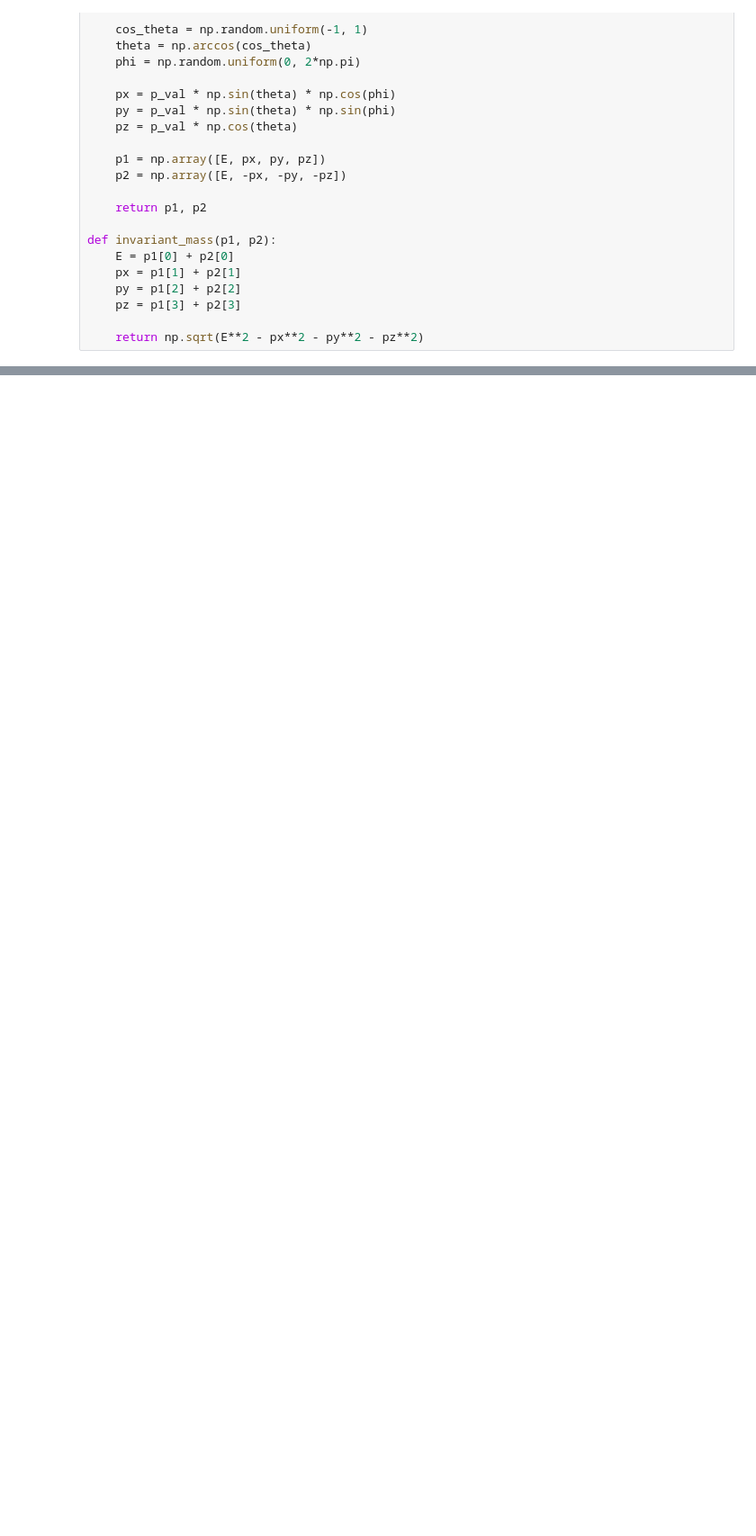
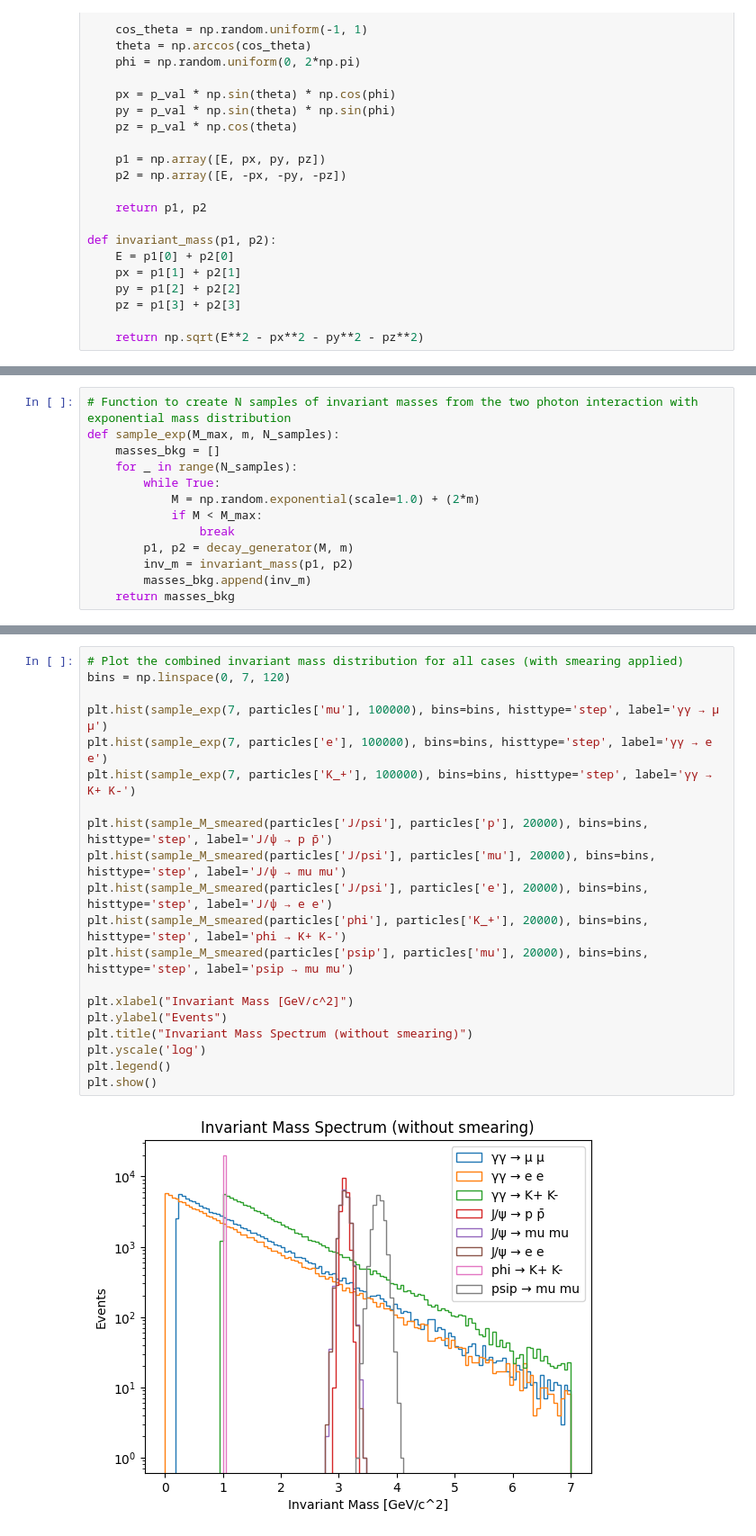
Before and after one commit to QuantumColibri/Exam-project, a Jupyter notebook: generation.ipynb, the cells around one changed output, grey strips where cells are left out. Shown at 90% size. Cells and saved outputs as stored; diff of their text form; blank space fills up the shorter version.

```diff
--- a/generation.ipynb
+++ b/generation.ipynb
@@ -31 +93,14 @@ def invariant_mass(p1, p2):
+# %%
+# Function to create N samples of invariant masses from the two photon interaction with exponential mass distribution
+def sample_exp(M_max, m, N_samples):
+    masses_bkg = []
+    for _ in range(N_samples):
+        while True:
+            M = np.random.exponential(scale=1.0) + (2*m)
+            if M < M_max:
+                break
+        p1, p2 = decay_generator(M, m)
+        inv_m = invariant_mass(p1, p2)
+        masses_bkg.append(inv_m)
+    return masses_bkg
 # %%
@@ -82,0 +139,22 @@ plt.show()
+# %%
+# Plot the combined invariant mass distribution for all cases (with smearing applied)
+bins = np.linspace(0, 7, 120)
+
+plt.hist(sample_exp(7, particles['mu'], 100000), bins=bins, histtype='step', label='γγ → μ μ')
+plt.hist(sample_exp(7, particles['e'], 100000), bins=bins, histtype='step', label='γγ → e e')
+plt.hist(sample_exp(7, particles['K_+'], 100000), bins=bins, histtype='step', label='γγ → K+ K-')
+
+plt.hist(sample_M_smeared(particles['J/psi'], particles['p'], 20000), bins=bins, histtype='step', label='J/ψ → p p̄')
+plt.hist(sample_M_smeared(particles['J/psi'], particles['mu'], 20000), bins=bins, histtype='step', label='J/ψ → mu mu')
+plt.hist(sample_M_smeared(particles['J/psi'], particles['e'], 20000), bins=bins, histtype='step', label='J/ψ → e e')
+plt.hist(sample_M_smeared(particles['phi'], particles['K_+'], 20000), bins=bins, histtype='step', label='phi → K+ K-')
+plt.hist(sample_M_smeared(particles['psip'], particles['mu'], 20000), bins=bins, histtype='step', label='psip → mu mu')
+
+plt.xlabel("Invariant Mass [GeV/c^2]")
+plt.ylabel("Events")
+plt.title("Invariant Mass Spectrum (without smearing)")
+plt.yscale('log')
+plt.legend()
+plt.show()
+# %% [output]
+[figure, added]
```
Also changed, not shown: parts of 11 cells of this notebook.
